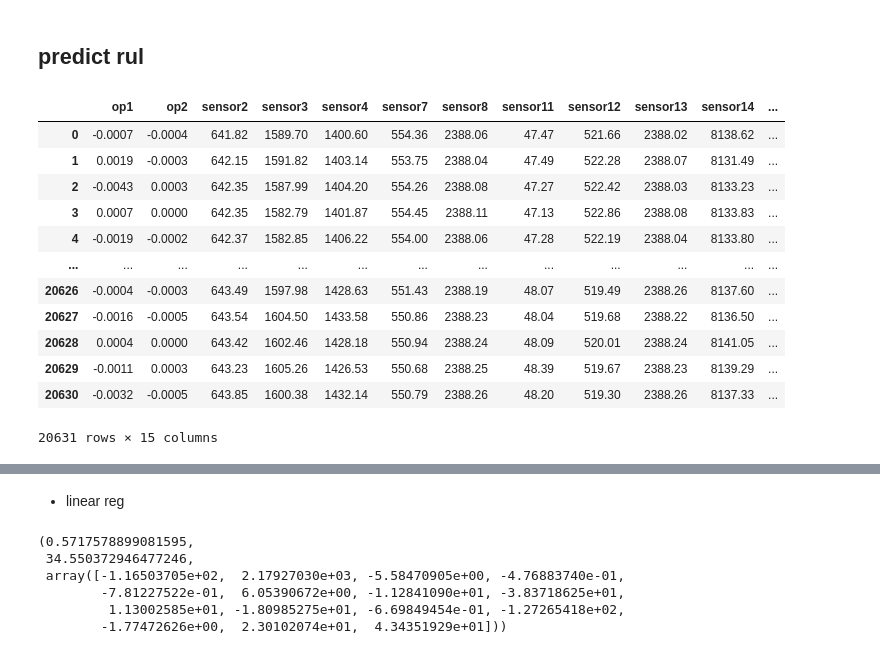
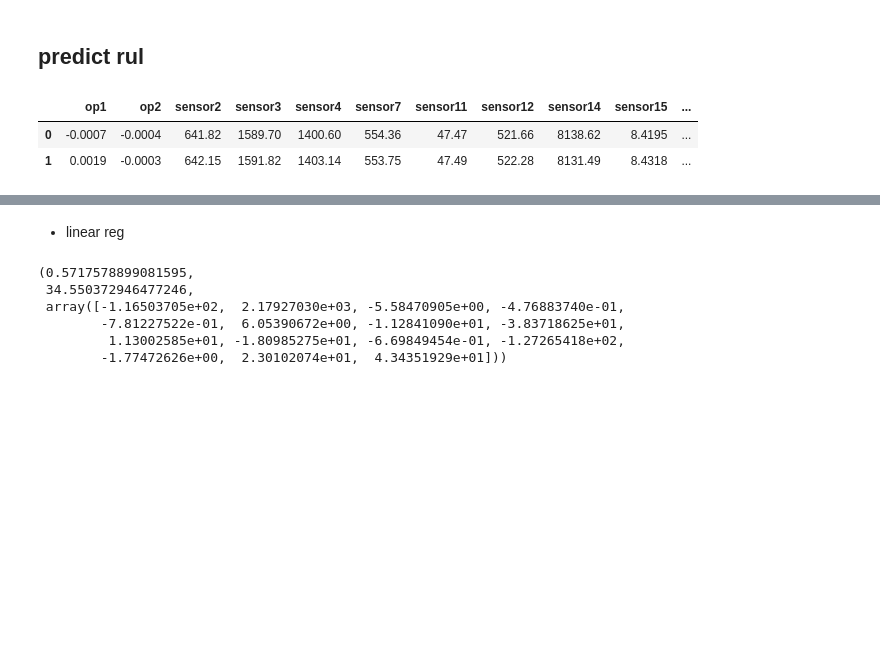
Before and after one commit to stemproaca/pdm, a Jupyter notebook: Classes/menu_D_RUL.ipynb, the cells around one changed output, grey strips where cells are left out. Cells and saved outputs as stored; diff of their text form; code cells hidden in the pictures; blank space fills up the shorter version.

```diff
--- a/Classes/menu_D_RUL.ipynb
+++ b/Classes/menu_D_RUL.ipynb
@@ -164,7 +165,8 @@ DF_TRAIN, DF_TEST, DF_RESULT = load_data(flags = "FD001")
 # %% [markdown]
 ## wrap up
 # %%
-%%writefile memu_D_features.py
+#%%writefile memu_D_features.py
+
 from  sklearn.feature_selection import VarianceThreshold
 from collections import Counter
 from copy import deepcopy
@@ -236,6 +238,7 @@ class SelectingEDAFeatures(object):
         """
             documentation:
             identify missing
+            missingno
         """
         tmp = DF_TRAIN.copy()
         #masks = np.random.choice([True, False], size=tmp.shape, p = [p, 1-p])
@@ -261,7 +264,7 @@ class SelectingEDAFeatures(object):
         feats =  list(tmp)
 
         # compare it in two way: threshold = 0
-        vt = VarianceThreshold(threshold=0)
+        vt = VarianceThreshold(threshold=0) #恒值
         _ = vt.fit_transform(tmp)
         kept_columns = vt.get_feature_names_out()
 
@@ -498,7 +501,3 @@ class SelectingEDAFeatures(object):
         to_remove = list(missing) + list(const) + list(flats) + list(vif)
 
         return [c for c in self.all_feature_columsn if c not in to_remove]
-
-
-fs = SelectingEDAFeatures()
-FEATS = fs.eda_features()
@@ -653,22 +669,15 @@ plt.show()
 # %% [markdown]
 ## predict rul
 # %%
+FEATS = fs.eda_features()
+
 tmp = DF_TRAIN.copy()
-tmp[FEATS]
+tmp[FEATS].head(2)
+# lognorm
 # %% [output]
-|  | op1 | op2 | sensor2 | sensor3 | sensor4 | sensor7 | sensor8 | sensor11 | sensor12 | sensor13 | sensor14 | ... |
-| 0 | -0.0007 | -0.0004 | 641.82 | 1589.70 | 1400.60 | 554.36 | 2388.06 | 47.47 | 521.66 | 2388.02 | 8138.62 | ... |
-| 1 | 0.0019 | -0.0003 | 642.15 | 1591.82 | 1403.14 | 553.75 | 2388.04 | 47.49 | 522.28 | 2388.07 | 8131.49 | ... |
-| 2 | -0.0043 | 0.0003 | 642.35 | 1587.99 | 1404.20 | 554.26 | 2388.08 | 47.27 | 522.42 | 2388.03 | 8133.23 | ... |
-| 3 | 0.0007 | 0.0000 | 642.35 | 1582.79 | 1401.87 | 554.45 | 2388.11 | 47.13 | 522.86 | 2388.08 | 8133.83 | ... |
-| 4 | -0.0019 | -0.0002 | 642.37 | 1582.85 | 1406.22 | 554.00 | 2388.06 | 47.28 | 522.19 | 2388.04 | 8133.80 | ... |
-| ... | ... | ... | ... | ... | ... | ... | ... | ... | ... | ... | ... | ... |
-| 20626 | -0.0004 | -0.0003 | 643.49 | 1597.98 | 1428.63 | 551.43 | 2388.19 | 48.07 | 519.49 | 2388.26 | 8137.60 | ... |
-| 20627 | -0.0016 | -0.0005 | 643.54 | 1604.50 | 1433.58 | 550.86 | 2388.23 | 48.04 | 519.68 | 2388.22 | 8136.50 | ... |
-| 20628 | 0.0004 | 0.0000 | 643.42 | 1602.46 | 1428.18 | 550.94 | 2388.24 | 48.09 | 520.01 | 2388.24 | 8141.05 | ... |
-| 20629 | -0.0011 | 0.0003 | 643.23 | 1605.26 | 1426.53 | 550.68 | 2388.25 | 48.39 | 519.67 | 2388.23 | 8139.29 | ... |
-| 20630 | -0.0032 | -0.0005 | 643.85 | 1600.38 | 1432.14 | 550.79 | 2388.26 | 48.20 | 519.30 | 2388.26 | 8137.33 | ... |
+|  | op1 | op2 | sensor2 | sensor3 | sensor4 | sensor7 | sensor11 | sensor12 | sensor14 | sensor15 | ... |
+| 0 | -0.0007 | -0.0004 | 641.82 | 1589.70 | 1400.60 | 554.36 | 47.47 | 521.66 | 8138.62 | 8.4195 | ... |
+| 1 | 0.0019 | -0.0003 | 642.15 | 1591.82 | 1403.14 | 553.75 | 47.49 | 522.28 | 8131.49 | 8.4318 | ... |
-20631 rows × 15 columns
 # %%
 fs = SelectingEDAFeatures()
 FEATS = fs.eda_features()
```
Also changed, not shown: parts of 56 cells of this notebook, 15 other files.
